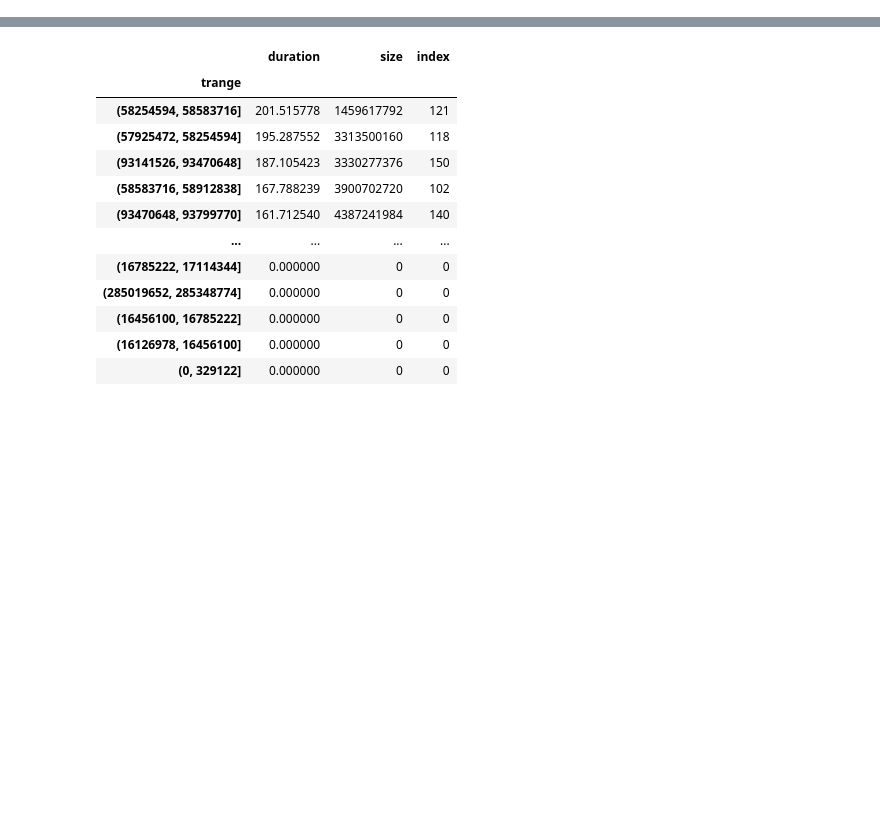
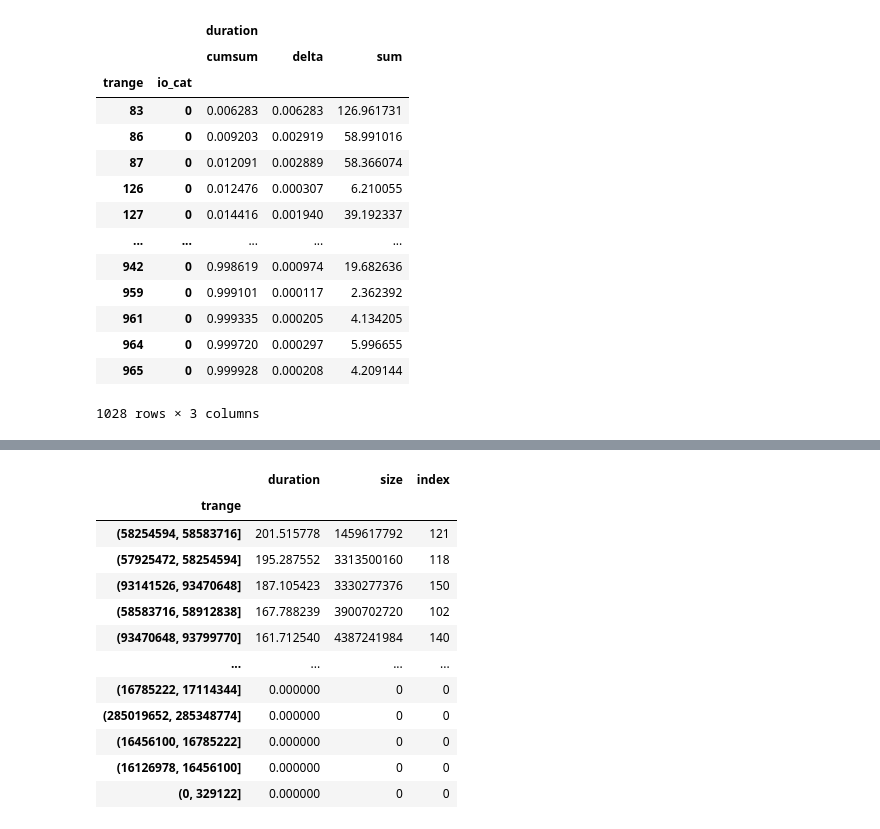
Before and after one commit to izzet/wisio, a Jupyter notebook: notebooks/playground-hacc.ipynb, the cells around one changed output, grey strips where cells are left out. Drawn from its saved outputs; the diff is of its cells as text; code cells hidden in the pictures; blank space fills up the shorter version.

```diff
--- a/notebooks/playground-hacc.ipynb
+++ b/notebooks/playground-hacc.ipynb
@@ -302,6 +357,7 @@ xfer_agg_write
 | (16777216.0, 67108864.0] | 0.82GB/s | 0.521921 | 8.832272e+08 | 0.782927 | 765.892822 | 11520.0 | 0.9 | 630.00GB | 0.797468 | 6.764573e+11 |
 | (67108864.0, inf] | 0.75GB/s | 0.478079 | 8.090366e+08 | 0.217073 | 212.349716 | 1280.0 | 0.1 | 160.00GB | 0.202532 | 1.717987e+11 |
 # %%
+DELTA = 0.0001
 PERCENTILE = .95
 PERCENTILE_FMT = f"{int(PERCENTILE * 100)}%"
 # %%
@@ -356,0 +415,23 @@ Wall time: 1.59 s
+# %%
+trange_agg['duration', 'cumsum'] = trange_agg['duration', 'sum'].cumsum() / trange_agg['duration', 'sum'].sum()
+# trange_agg_file['duration', 'delta'] = trange_agg_file['duration', 'cumsum'] / trange_agg_file['duration', 'cumsum'].shift()
+trange_agg['duration', 'delta'] = trange_agg['duration', 'cumsum'].diff().fillna(trange_agg['duration', 'cumsum'])
+trange_agg_cut =  trange_agg[trange_agg['duration', 'delta'] > DELTA]
+trange_agg_cut = trange_agg_cut.reindex(sorted(trange_agg_cut.columns), axis=1)
+trange_agg_cut
+# %% [output]
+|  |  | duration |  |  |
+|  |  | cumsum | delta | sum |
+| trange | io_cat |  |  |  |
+| 83 | 0 | 0.006283 | 0.006283 | 126.961731 |
+| 86 | 0 | 0.009203 | 0.002919 | 58.991016 |
+| 87 | 0 | 0.012091 | 0.002889 | 58.366074 |
+| 126 | 0 | 0.012476 | 0.000307 | 6.210055 |
+| 127 | 0 | 0.014416 | 0.001940 | 39.192337 |
+| ... | ... | ... | ... | ... |
+| 942 | 0 | 0.998619 | 0.000974 | 19.682636 |
+| 959 | 0 | 0.999101 | 0.000117 | 2.362392 |
+| 961 | 0 | 0.999335 | 0.000205 | 4.134205 |
+| 964 | 0 | 0.999720 | 0.000297 | 5.996655 |
+| 965 | 0 | 0.999928 | 0.000208 | 4.209144 |
+1028 rows × 3 columns
```
Also changed, not shown: parts of 15 cells of this notebook, 4 other files.
